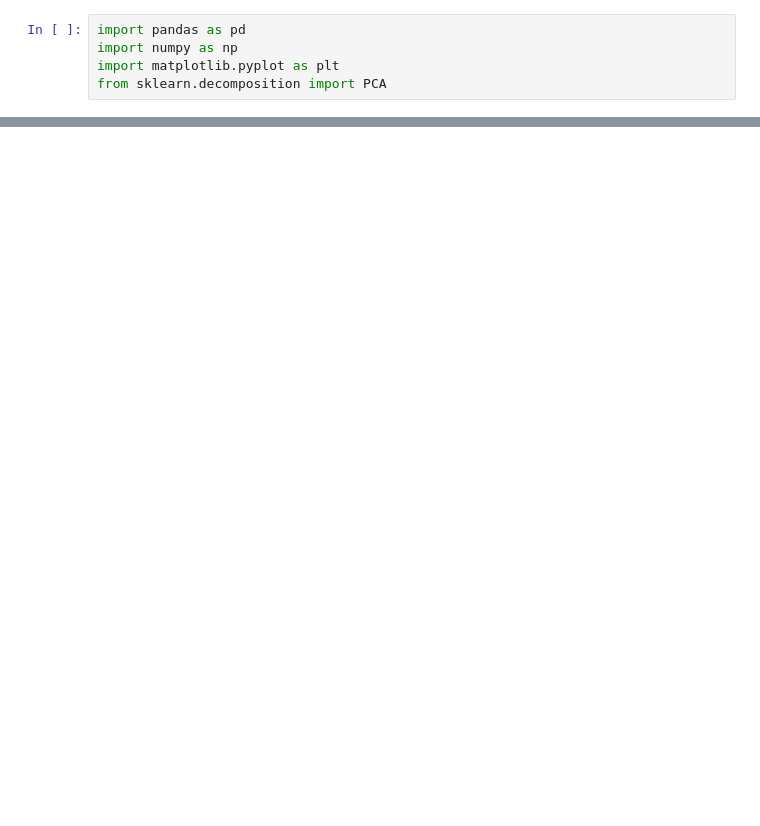
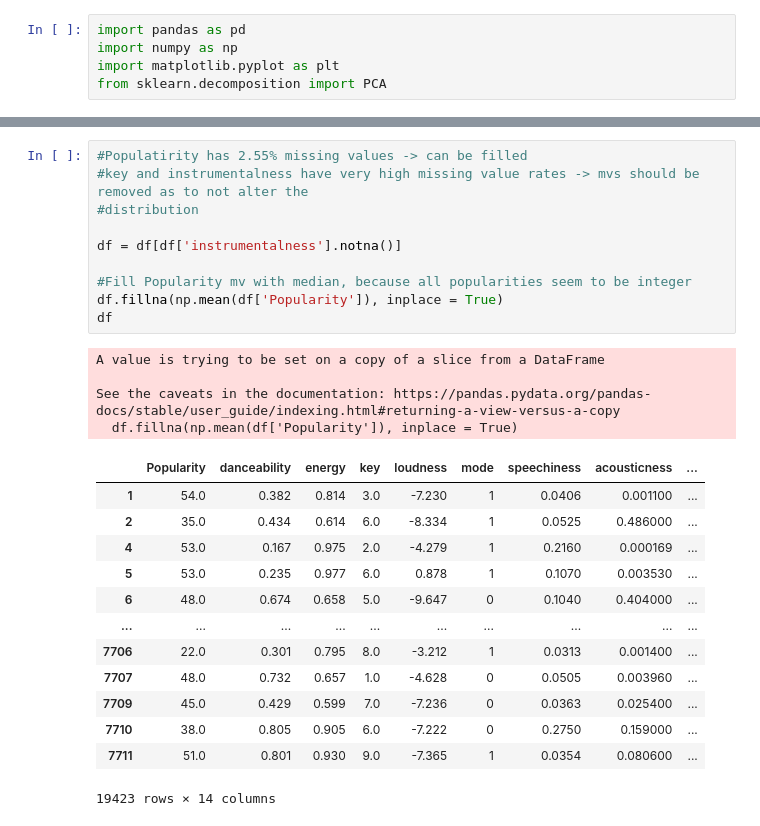
Before and after one commit to Thogasa/Data-Mining-Project, a Jupyter notebook: Genre Clustering.ipynb, the cells around one changed output, grey strips where cells are left out. Drawn from its saved outputs; the diff is of its cells as text; blank space fills up the shorter version.

```diff
--- a/Genre Clustering.ipynb
+++ b/Genre Clustering.ipynb
@@ -15,0 +53,28 @@ dfnorm[keys[1:]] = (df[keys[1:]]-mins)/(maxes-mins)
+# %%
+#Populatirity has 2.55% missing values -> can be filled
+#key and instrumentalness have very high missing value rates -> mvs should be removed as to not alter the
+#distribution
+
+df = df[df['instrumentalness'].notna()]
+
+#Fill Popularity mv with median, because all popularities seem to be integer
+df.fillna(np.mean(df['Popularity']), inplace = True)
+df
+# %% [output]
+A value is trying to be set on a copy of a slice from a DataFrame
+
+See the caveats in the documentation: https://pandas.pydata.org/pandas-docs/stable/user_guide/indexing.html#returning-a-view-versus-a-copy
+  df.fillna(np.mean(df['Popularity']), inplace = True)
+|  | Popularity | danceability | energy | key | loudness | mode | speechiness | acousticness | ... |
+| 1 | 54.0 | 0.382 | 0.814 | 3.0 | -7.230 | 1 | 0.0406 | 0.001100 | ... |
+| 2 | 35.0 | 0.434 | 0.614 | 6.0 | -8.334 | 1 | 0.0525 | 0.486000 | ... |
+| 4 | 53.0 | 0.167 | 0.975 | 2.0 | -4.279 | 1 | 0.2160 | 0.000169 | ... |
+| 5 | 53.0 | 0.235 | 0.977 | 6.0 | 0.878 | 1 | 0.1070 | 0.003530 | ... |
+| 6 | 48.0 | 0.674 | 0.658 | 5.0 | -9.647 | 0 | 0.1040 | 0.404000 | ... |
+| ... | ... | ... | ... | ... | ... | ... | ... | ... | ... |
+| 7706 | 22.0 | 0.301 | 0.795 | 8.0 | -3.212 | 1 | 0.0313 | 0.001400 | ... |
+| 7707 | 48.0 | 0.732 | 0.657 | 1.0 | -4.628 | 0 | 0.0505 | 0.003960 | ... |
+| 7709 | 45.0 | 0.429 | 0.599 | 7.0 | -7.236 | 0 | 0.0363 | 0.025400 | ... |
+| 7710 | 38.0 | 0.805 | 0.905 | 6.0 | -7.222 | 0 | 0.2750 | 0.159000 | ... |
+| 7711 | 51.0 | 0.801 | 0.930 | 9.0 | -7.365 | 1 | 0.0354 | 0.080600 | ... |
+19423 rows × 14 columns
```
Also changed, not shown: parts of 10 cells of this notebook.
